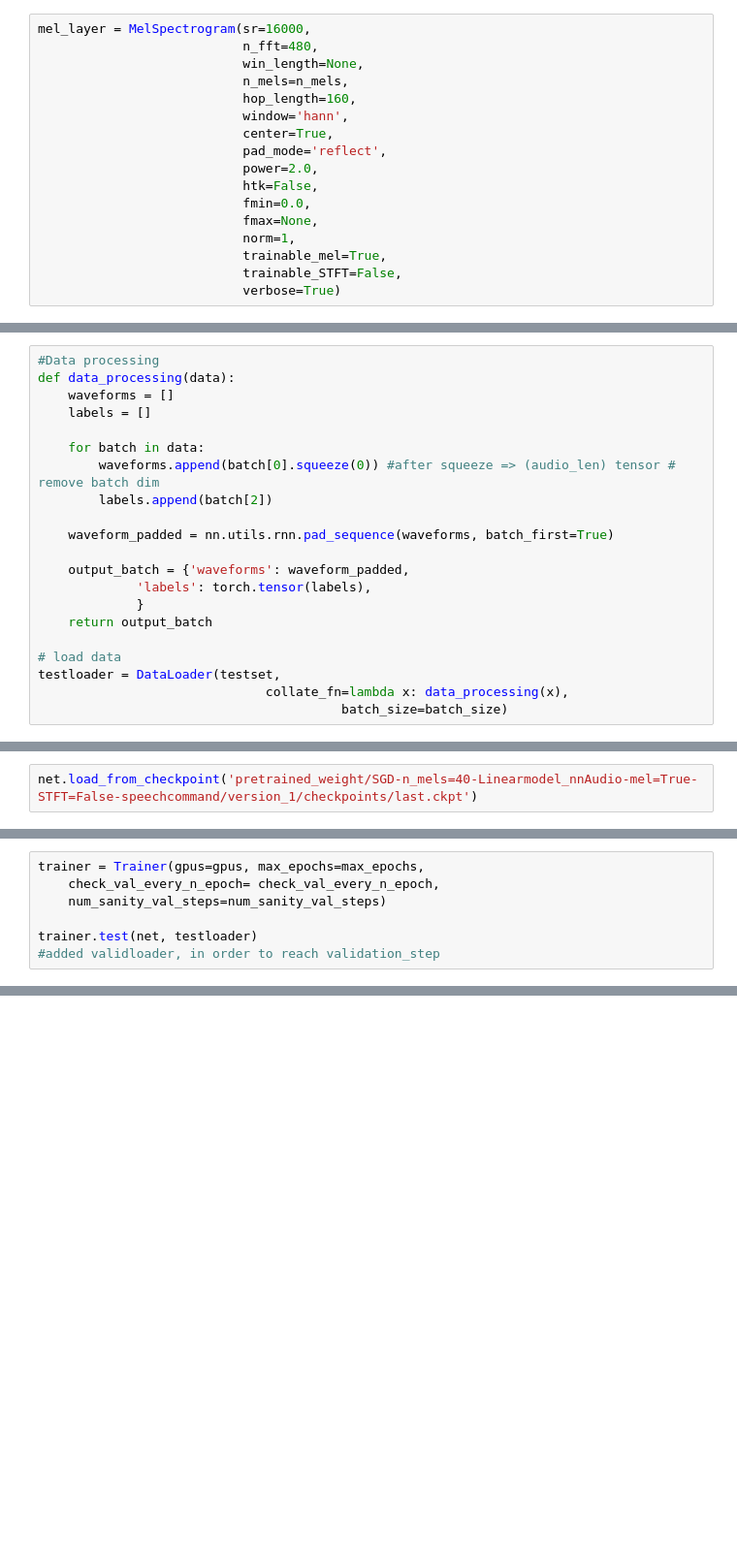
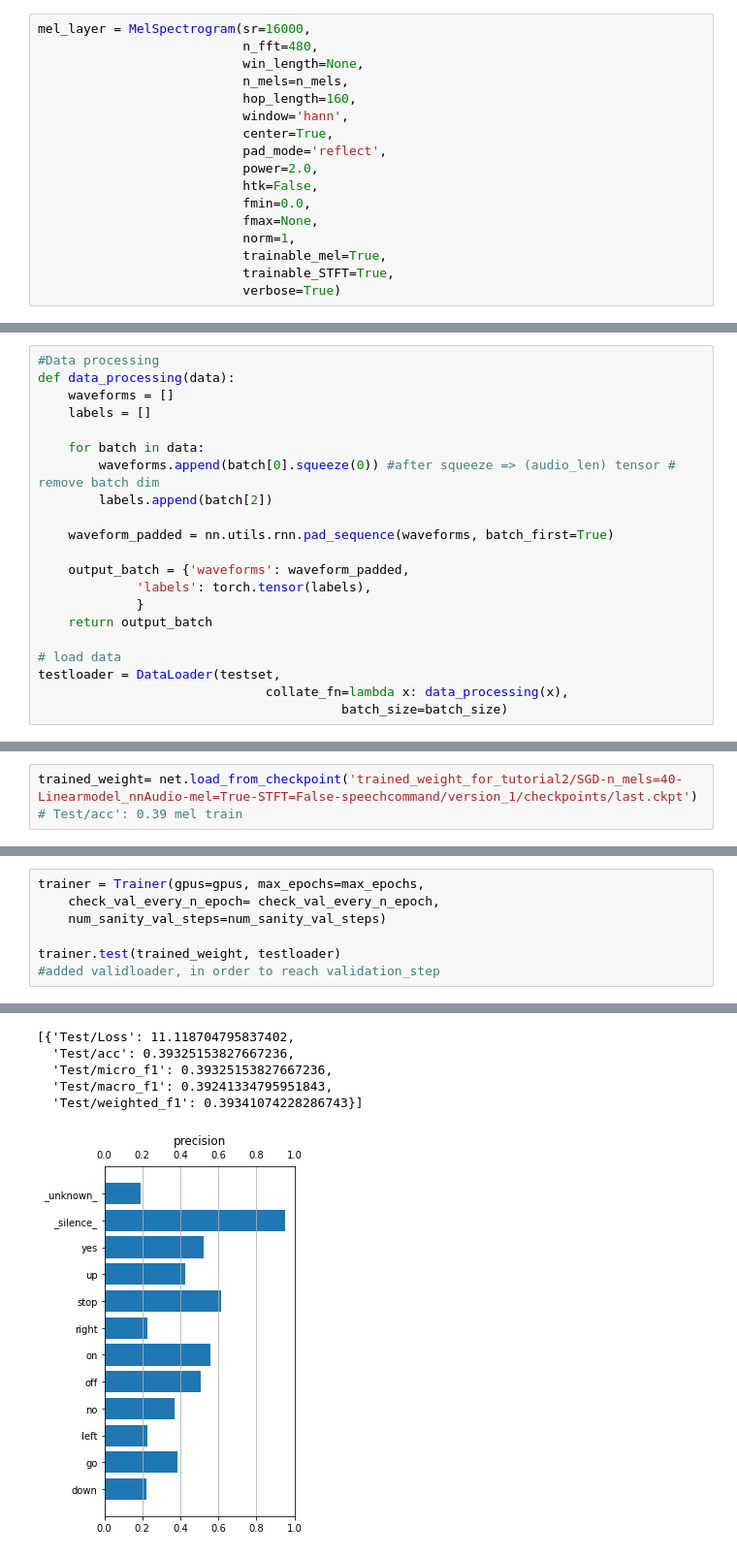
Before and after one commit to heungky/trainable-STFT-Mel, a Jupyter notebook: Part2_tutorial.ipynb, the cells around one changed output, grey strips where cells are left out. Shown at 97% size. Cells and saved outputs as stored; diff of their text form; blank space fills up the shorter version.

Commit message:
added some Visualizing section into part 2 tutorial

```diff
--- a/Part2_tutorial.ipynb
+++ b/Part2_tutorial.ipynb
@@ -92,5 +95,5 @@ mel_layer = MelSpectrogram(sr=16000,
                            fmax=None,
                            norm=1,
                            trainable_mel=True,
-                           trainable_STFT=False,
+                           trainable_STFT=True,
                            verbose=True)
@@ -452,2 +348,3 @@ net.linearlayer
 # %%
-net.load_from_checkpoint('pretrained_weight/SGD-n_mels=40-Linearmodel_nnAudio-mel=True-STFT=False-speechcommand/version_1/checkpoints/last.ckpt')
+trained_weight= net.load_from_checkpoint('trained_weight_for_tutorial2/SGD-n_mels=40-Linearmodel_nnAudio-mel=True-STFT=False-speechcommand/version_1/checkpoints/last.ckpt')
+# Test/acc': 0.39 mel train
@@ -458,5 +367,6 @@ trainer = Trainer(gpus=gpus, max_epochs=max_epochs,
     check_val_every_n_epoch= check_val_every_n_epoch,
     num_sanity_val_steps=num_sanity_val_steps)
 
-trainer.test(net, testloader)
+trainer.test(trained_weight, testloader)
 #added validloader, in order to reach validation_step
+# %% [output]
@@ -462,0 +385,6 @@ trainer.test(net, testloader)
+[{'Test/Loss': 11.118704795837402,
+  'Test/acc': 0.39325153827667236,
+  'Test/micro_f1': 0.39325153827667236,
+  'Test/macro_f1': 0.39241334795951843,
+  'Test/weighted_f1': 0.39341074228286743}]
+[figure, added]
```
Also changed, not shown: parts of 38 cells of this notebook.
